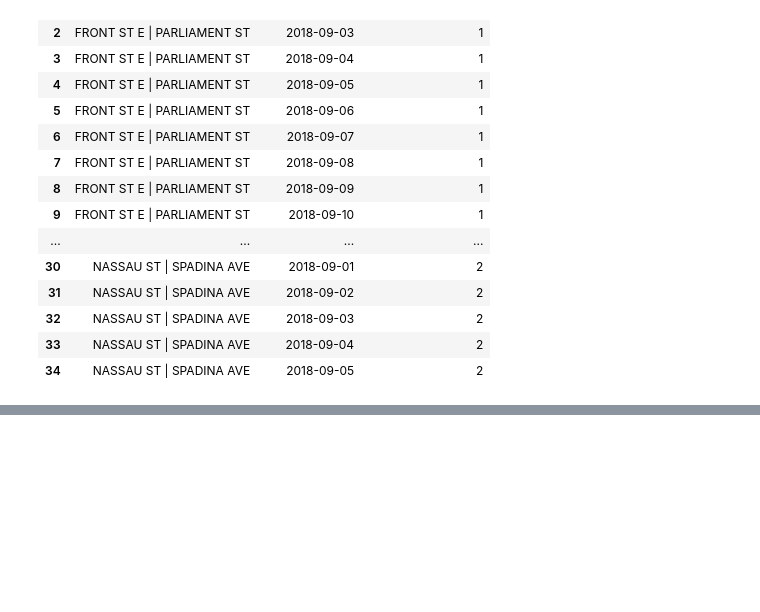
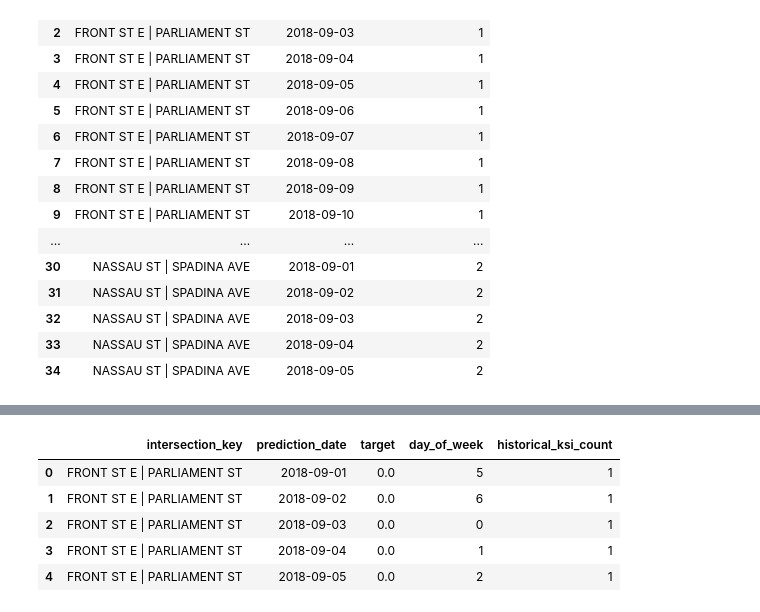
Before and after one commit to GOGSIM/road-risk-intelligence, a Jupyter notebook: notebooks/04_signalized_intersection_day_prototype.ipynb, the cells around one changed output, grey strips where cells are left out. Cells and saved outputs as stored; diff of their text form; code cells hidden in the pictures; blank space fills up the shorter version.

Commit message:
feat(model): add intersection-day baseline evaluation 2.0

```diff
--- a/notebooks/04_signalized_intersection_day_prototype.ipynb
+++ b/notebooks/04_signalized_intersection_day_prototype.ipynb
@@ -476,0 +489,9 @@ ml_table[
+# %%
+ml_table.head()
+# %% [output]
+|  | intersection_key | prediction_date | target | day_of_week | historical_ksi_count |
+| 0 | FRONT ST E | PARLIAMENT ST | 2018-09-01 | 0.0 | 5 | 1 |
+| 1 | FRONT ST E | PARLIAMENT ST | 2018-09-02 | 0.0 | 6 | 1 |
+| 2 | FRONT ST E | PARLIAMENT ST | 2018-09-03 | 0.0 | 0 | 1 |
+| 3 | FRONT ST E | PARLIAMENT ST | 2018-09-04 | 0.0 | 1 | 1 |
+| 4 | FRONT ST E | PARLIAMENT ST | 2018-09-05 | 0.0 | 2 | 1 |
```
Also changed, not shown: parts of 8 cells of this notebook.
